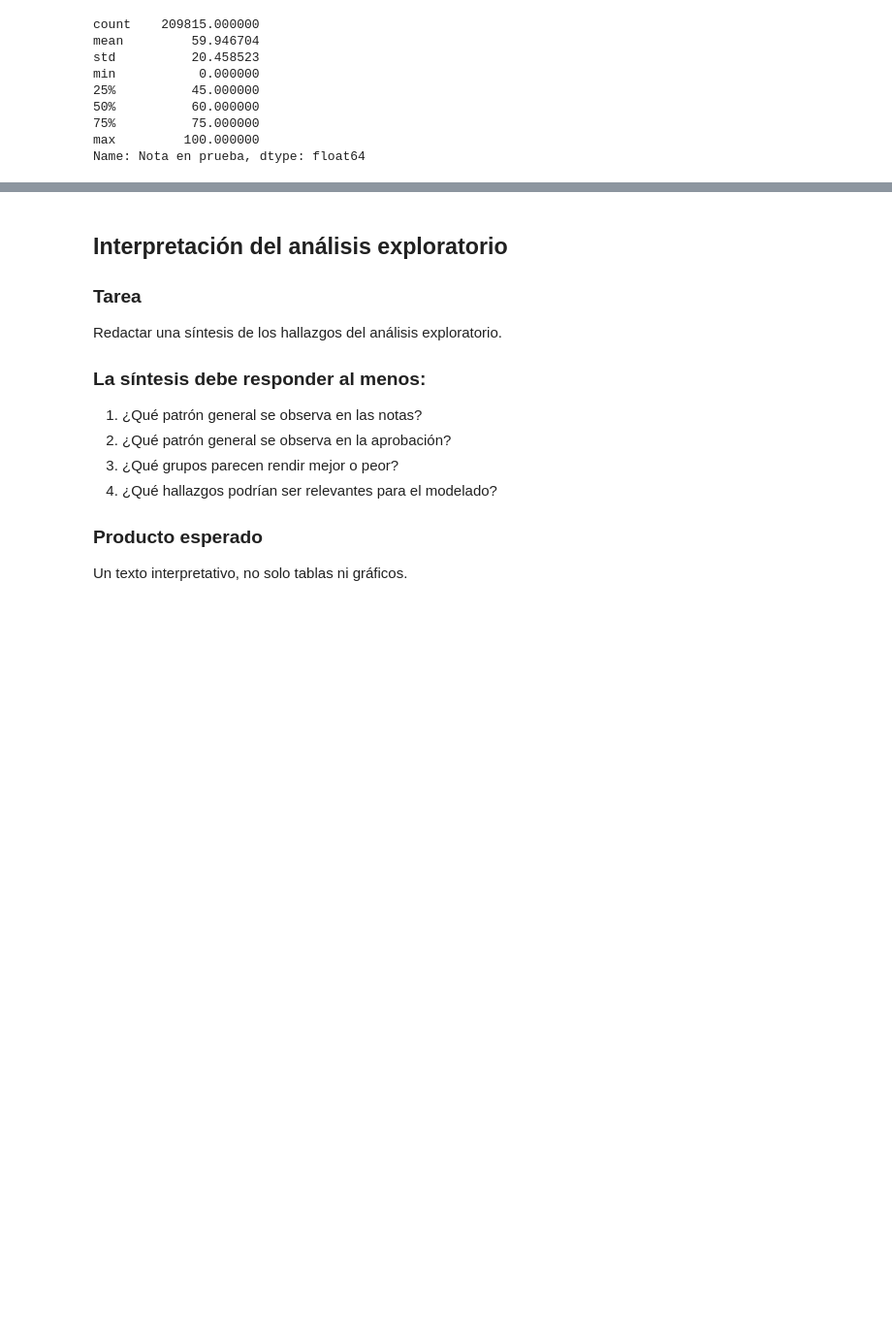
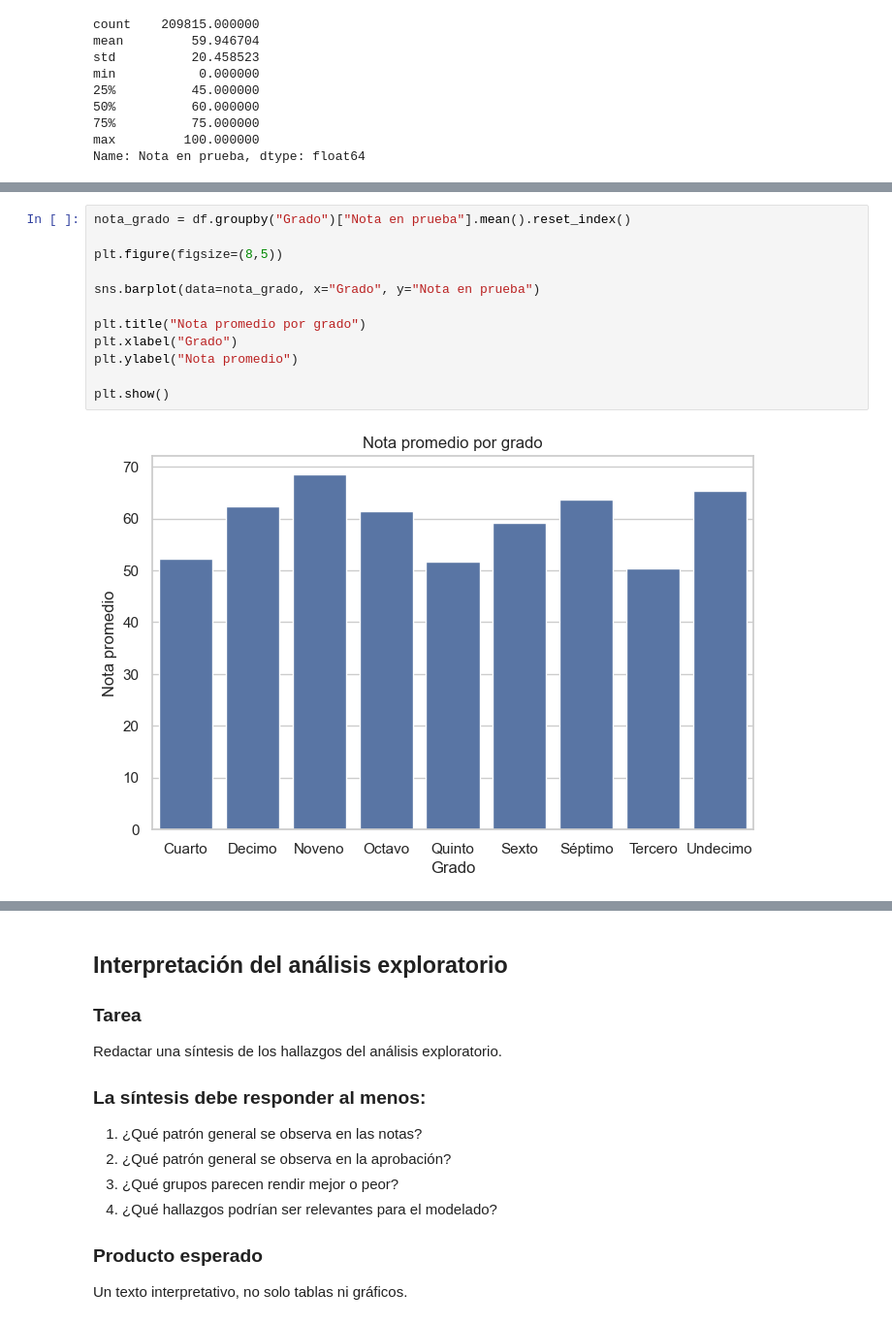
Before and after one commit to RamiroSeb2021/CXAI_M, a Jupyter notebook: Taller_LIME_SHAP_base_real.ipynb, the cells around one changed output, grey strips where cells are left out. Shown at 97% size. Cells and saved outputs as stored; diff of their text form; blank space fills up the shorter version.

```diff
--- a/Taller_LIME_SHAP_base_real.ipynb
+++ b/Taller_LIME_SHAP_base_real.ipynb
@@ -282,0 +302,14 @@ plt.show()
+# %%
+nota_grado = df.groupby("Grado")["Nota en prueba"].mean().reset_index()
+
+plt.figure(figsize=(8,5))
+
+sns.barplot(data=nota_grado, x="Grado", y="Nota en prueba")
+
+plt.title("Nota promedio por grado")
+plt.xlabel("Grado")
+plt.ylabel("Nota promedio")
+
+plt.show()
+# %% [output]
+[figure, added]
```
Also changed, not shown: parts of 12 cells of this notebook.
